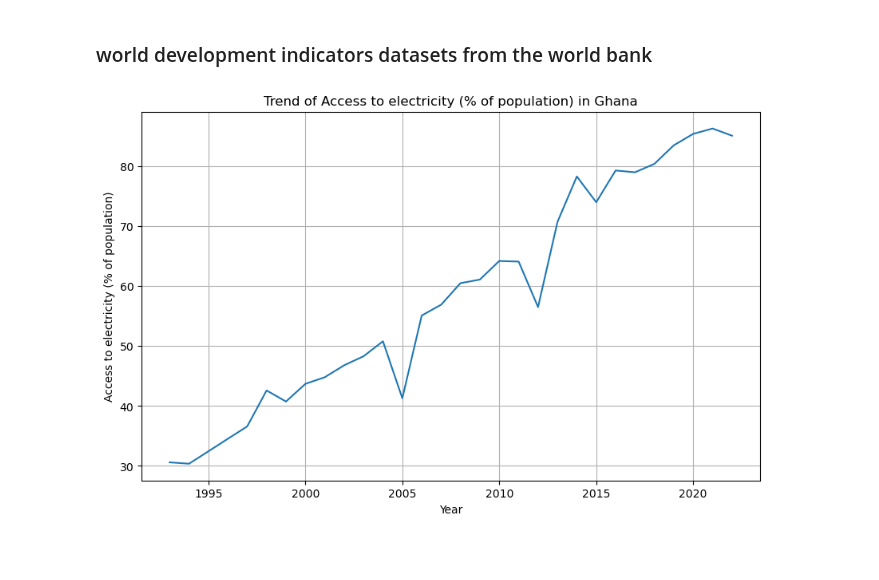
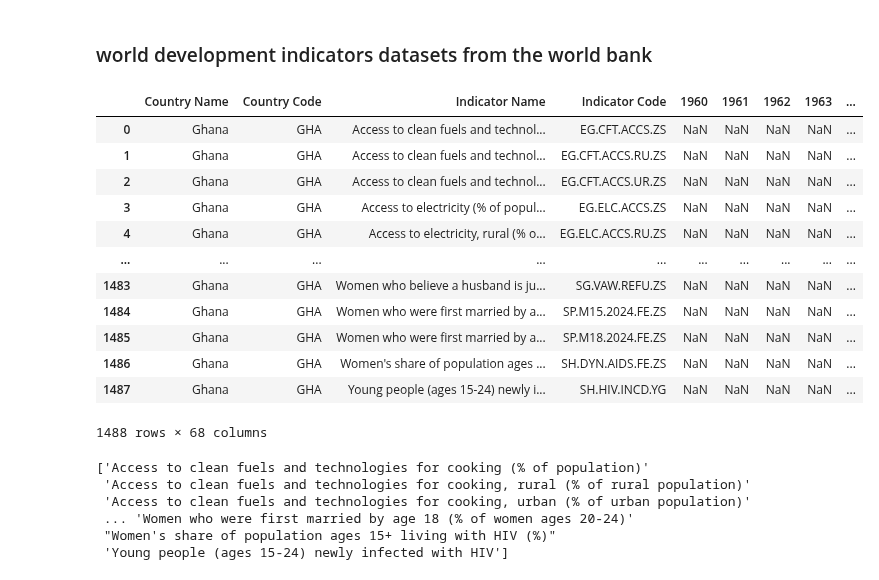
Before and after one commit to 0x1AY/IE6600, a Jupyter notebook: project1/Project1.ipynb, the cells around one changed output. Saved outputs shown, nothing was run; the diff lists cells and outputs as text; code cells hidden in the pictures; blank space fills up the shorter version.

```diff
--- a/project1/Project1.ipynb
+++ b/project1/Project1.ipynb
@@ -56,16 +50,27 @@ gha.to_csv('/Users/ay/Desktop/IE 6600/project1/WDI_CSV_2024_09_25/GHA_data.csv',
-# %%
-import matplotlib.pyplot as plt
-
-# Set the index to the years for easier plotting
-gha.set_index('Indicator Name', inplace=True)
-
-# Plot a specific indicator over the years
-indicator = 'Access to electricity (% of population)'
-gha.loc[indicator].drop(['Country Name', 'Country Code', 'Indicator Code']).T.plot(figsize=(10, 6))
-plt.title(f'Trend of {indicator} in Ghana')
-plt.xlabel('Year')
-plt.ylabel(indicator)
-plt.grid(True)
-plt.show()
-# %% [output]
-[figure, removed]
+# %%
+df_ghana = pd.read_csv("https://raw.githubusercontent.com/0x1AY/IE6600/refs/heads/master/project1/WDI_CSV_2024_09_25/GHA_data.csv")
+df_ghana
+# %% [output]
+|  | Country Name | Country Code | Indicator Name | Indicator Code | 1960 | 1961 | 1962 | 1963 | ... |
+| 0 | Ghana | GHA | Access to clean fuels and technol... | EG.CFT.ACCS.ZS | NaN | NaN | NaN | NaN | ... |
+| 1 | Ghana | GHA | Access to clean fuels and technol... | EG.CFT.ACCS.RU.ZS | NaN | NaN | NaN | NaN | ... |
+| 2 | Ghana | GHA | Access to clean fuels and technol... | EG.CFT.ACCS.UR.ZS | NaN | NaN | NaN | NaN | ... |
+| 3 | Ghana | GHA | Access to electricity (% of popul... | EG.ELC.ACCS.ZS | NaN | NaN | NaN | NaN | ... |
+| 4 | Ghana | GHA | Access to electricity, rural (% o... | EG.ELC.ACCS.RU.ZS | NaN | NaN | NaN | NaN | ... |
+| ... | ... | ... | ... | ... | ... | ... | ... | ... | ... |
+| 1483 | Ghana | GHA | Women who believe a husband is ju... | SG.VAW.REFU.ZS | NaN | NaN | NaN | NaN | ... |
+| 1484 | Ghana | GHA | Women who were first married by a... | SP.M15.2024.FE.ZS | NaN | NaN | NaN | NaN | ... |
+| 1485 | Ghana | GHA | Women who were first married by a... | SP.M18.2024.FE.ZS | NaN | NaN | NaN | NaN | ... |
+| 1486 | Ghana | GHA | Women's share of population ages ... | SH.DYN.AIDS.FE.ZS | NaN | NaN | NaN | NaN | ... |
+| 1487 | Ghana | GHA | Young people (ages 15-24) newly i... | SH.HIV.INCD.YG | NaN | NaN | NaN | NaN | ... |
+1488 rows × 68 columns
+# %%
+indicator_names = df_ghana['Indicator Name']
+print(indicator_names.unique())
+# %% [output]
+['Access to clean fuels and technologies for cooking (% of population)'
+ 'Access to clean fuels and technologies for cooking, rural (% of rural population)'
+ 'Access to clean fuels and technologies for cooking, urban (% of urban population)'
+ ... 'Women who were first married by age 18 (% of women ages 20-24)'
+ "Women's share of population ages 15+ living with HIV (%)"
+ 'Young people (ages 15-24) newly infected with HIV']
```
Also changed, not shown: parts of 2 cells of this notebook.
